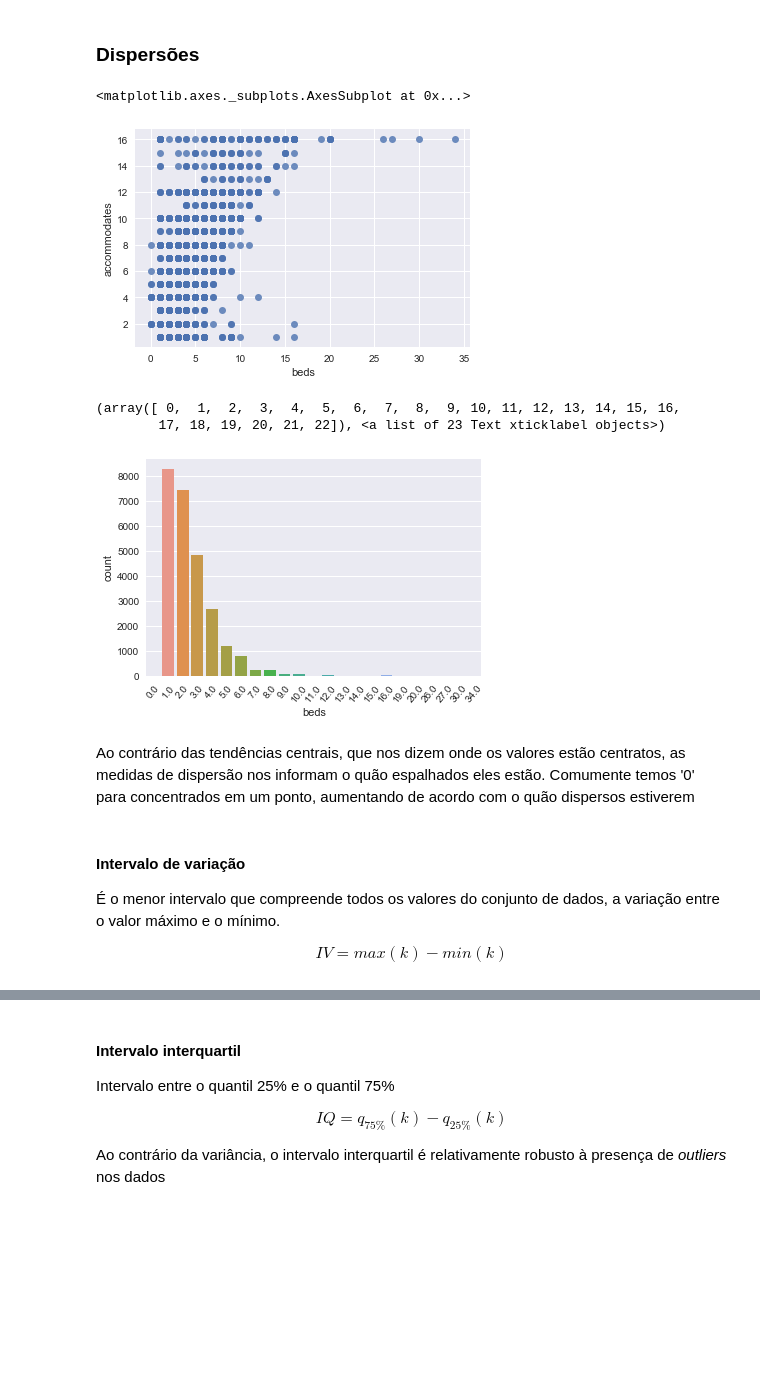
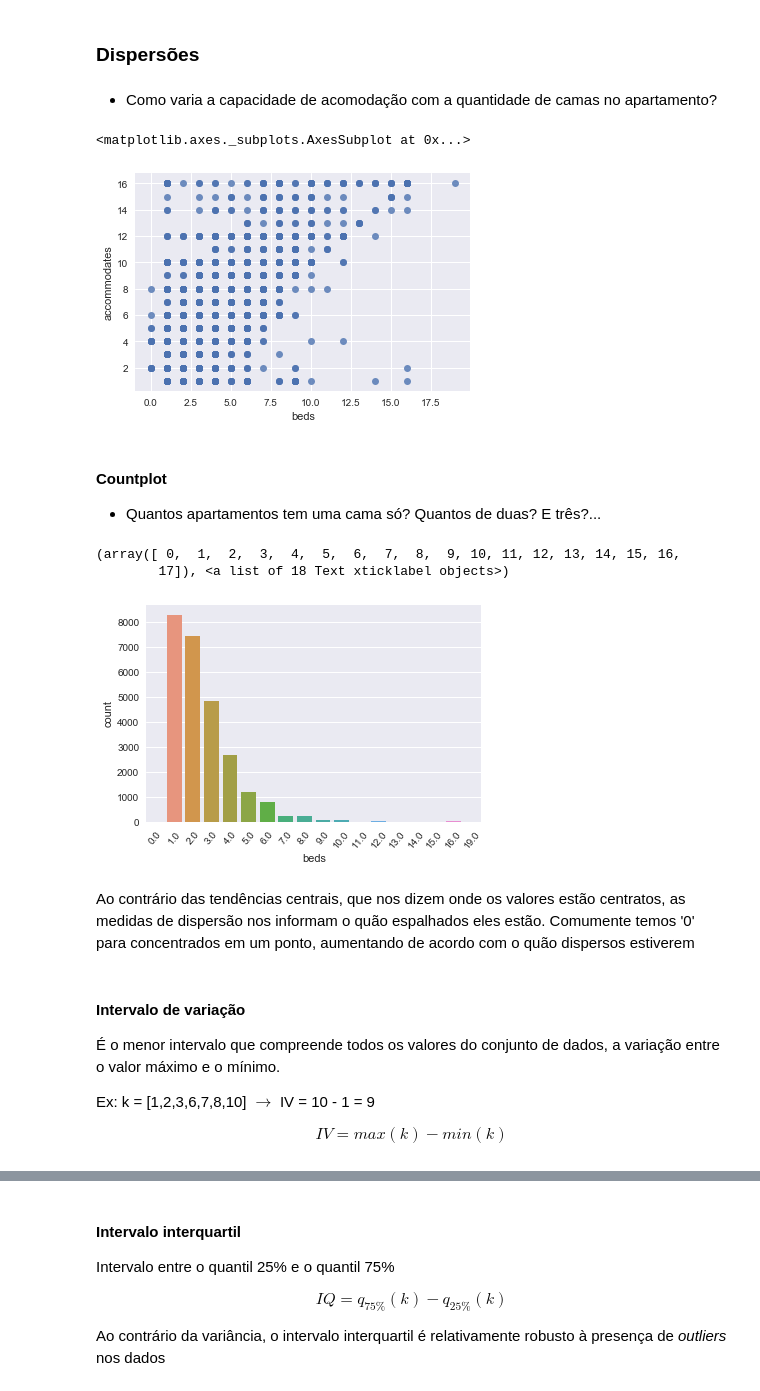
Before and after one commit to franciscodefaria/PythonBasico, a Jupyter notebook: Aula2/Aula2.ipynb, the cells around one changed output, grey strips where cells are left out. Drawn from its saved outputs; the diff is of its cells as text; code cells hidden in the pictures; blank space fills up the shorter version.

```diff
--- a/Aula2/Aula2.ipynb
+++ b/Aula2/Aula2.ipynb
@@ -73,17 +112,24 @@ plt.xticks(rotation=80)
 # %% [markdown]
 ### Dispersões
+# %% [markdown]
+- Como varia a capacidade de acomodação com a quantidade de camas no apartamento?
 # %%
+df2=df2[df2.beds<20]
 sns.regplot(x=df2["beds"], y=df2["accommodates"], fit_reg=False)
 # %% [output]
 <matplotlib.axes._subplots.AxesSubplot at 0x...>
-[figure, old version]
+[figure, new version]
+# %% [markdown]
+#### Countplot
+
+- Quantos apartamentos tem uma cama só? Quantos de duas? E três?...
 # %%
 sns.countplot(x=df2.beds)
 plt.xticks(rotation=50)
 # %% [output]
 (array([ 0,  1,  2,  3,  4,  5,  6,  7,  8,  9, 10, 11, 12, 13, 14, 15, 16,
-        17, 18, 19, 20, 21, 22]), <a list of 23 Text xticklabel objects>)
+        17]), <a list of 18 Text xticklabel objects>)
-[figure, old version]
+[figure, new version]
 # %% [markdown]
 Ao contrário das tendências centrais, que nos dizem onde os valores estão centratos, as medidas de dispersão nos informam o quão espalhados eles estão. Comumente temos '0' para concentrados em um ponto, aumentando de acordo com o quão dispersos estiverem
 # %% [markdown]
@@ -91,4 +137,6 @@ Ao contrário das tendências centrais, que nos dizem onde os valores estão cen
 
 É o menor intervalo que compreende todos os valores do conjunto de dados, a variação entre o valor máximo e o mínimo.
 
+Ex: k = [1,2,3,6,7,8,10] $\to$ IV = 10 - 1 = 9
+
 $$IV = max(k) - min(k)$$
```
Also changed, not shown: parts of 36 cells of this notebook, 4 other files.
